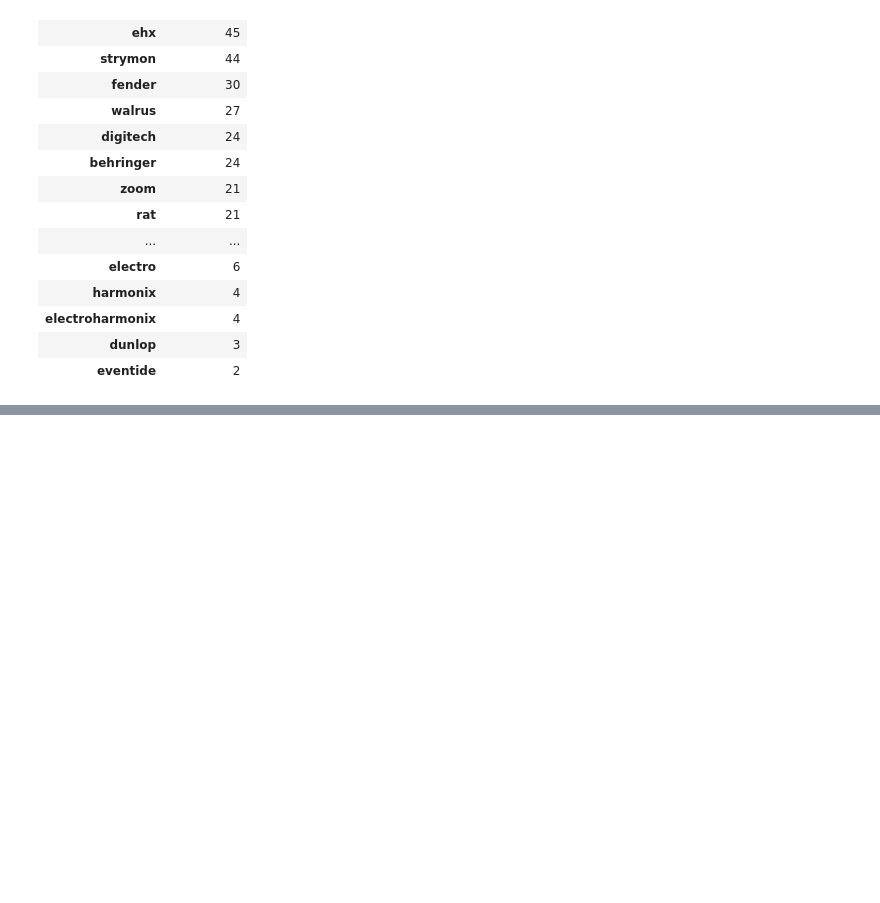
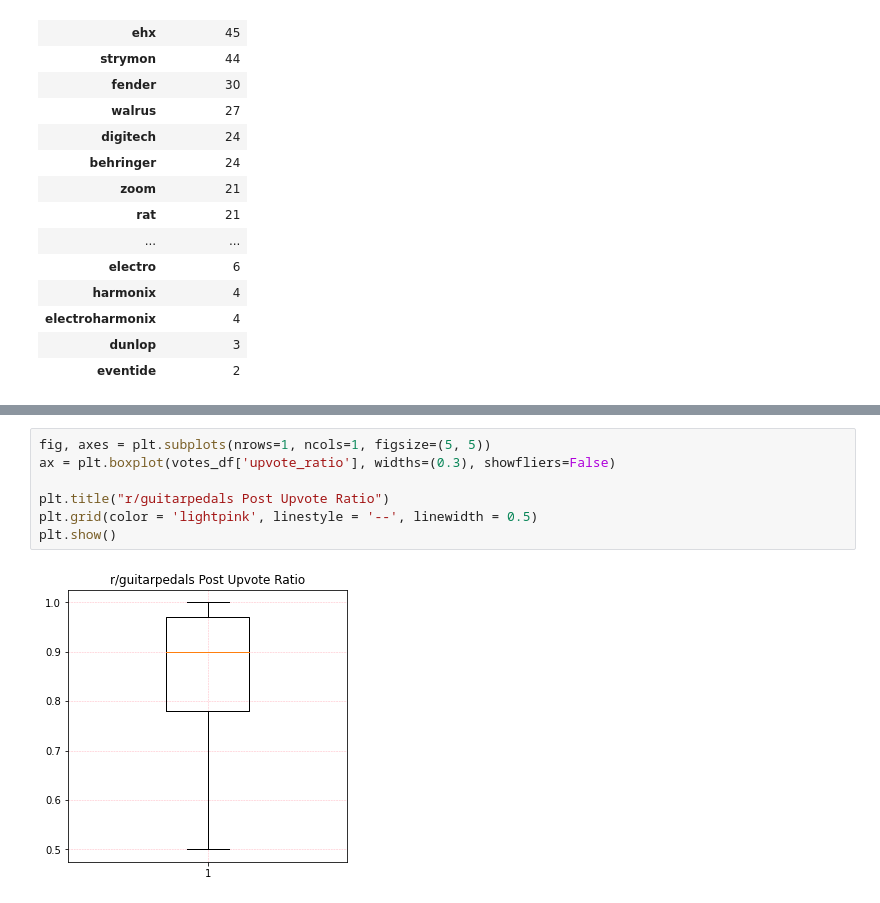
Before and after one commit to leelina024/reddit-guitarpedals, a Jupyter notebook: reddit_guitarpedals_transform.ipynb, the cells around one changed output, grey strips where cells are left out. Cells and saved outputs as stored; diff of their text form; blank space fills up the shorter version.

```diff
--- a/reddit_guitarpedals_transform.ipynb
+++ b/reddit_guitarpedals_transform.ipynb
@@ -255,0 +291,9 @@ brand
+# %%
+fig, axes = plt.subplots(nrows=1, ncols=1, figsize=(5, 5))
+ax = plt.boxplot(votes_df['upvote_ratio'], widths=(0.3), showfliers=False)
+
+plt.title("r/guitarpedals Post Upvote Ratio")
+plt.grid(color = 'lightpink', linestyle = '--', linewidth = 0.5)
+plt.show()
+# %% [output]
+[figure, added]
```
Also changed, not shown: parts of 4 cells of this notebook.
